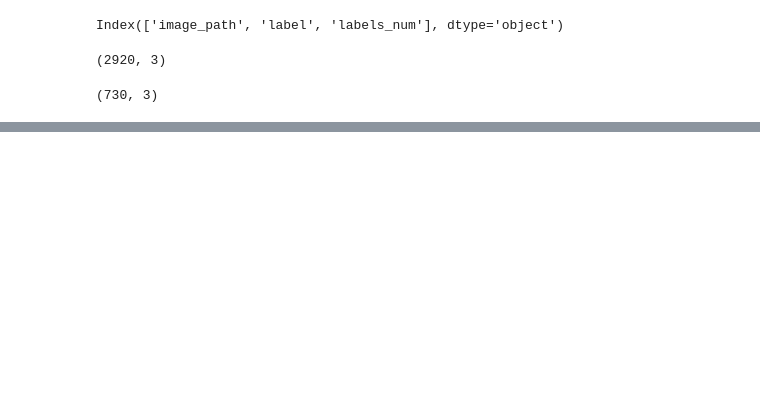
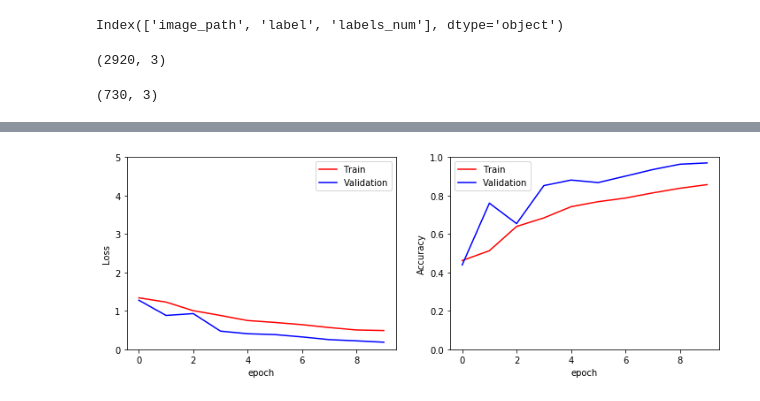
Before and after one commit to HaiderSS/ML-Assignment-2, a Jupyter notebook: Assigment 2.ipynb, the cells around one changed output, grey strips where cells are left out. Drawn from its saved outputs; the diff is of its cells as text; code cells hidden in the pictures; blank space fills up the shorter version.

```diff
--- a/Assigment 2.ipynb
+++ b/Assigment 2.ipynb
@@ -140,3 +81,6 @@ Found 730 validated image filenames belonging to 5 classes.
+# %%
+N_train_images = trainData.shape[0]
+N_val_images = validateData.shape[0]
 # %%
 def calculate_losses(model_in, data_generator_in, N_images, batch_size_):
     loss_hold = []
@@ -187,0 +180,32 @@ def train_model(model_, num_epoch=50, verbose=False):
+# %%
+from tensorflow.keras.models import Sequential
+from tensorflow.keras.layers import Conv2D, MaxPooling2D
+from tensorflow.keras.layers import Activation, Dropout, Flatten, Dense
+from tensorflow.keras.metrics import categorical_accuracy
+
+model_cnn = Sequential()
+model_cnn.add(Conv2D(32, (3, 3),kernel_regularizer=regularizers.l2(0.001), input_shape=(28, 28, 3)))
+model_cnn.add(Activation('relu'))
+model_cnn.add(MaxPooling2D(pool_size=(2, 2)))
+
+model_cnn.add(Conv2D(32, (3, 3),kernel_regularizer=regularizers.l2(0.001)))
+model_cnn.add(Activation('relu'))
+# model_cnn.add(MaxPooling2D(pool_size=(2, 2)))
+
+model_cnn.add(Conv2D(64, (3, 3)))
+model_cnn.add(Activation('relu'))
+model_cnn.add(MaxPooling2D(pool_size=(2, 2)))
+
+model_cnn.add(Flatten())  # this converts our 3D feature maps to 1D feature vectors
+model_cnn.add(Dense(64))
+model_cnn.add(Activation('relu'))
+model_cnn.add(Dropout(0.5))
+model_cnn.add(Dense(5))
+model_cnn.add(Activation('softmax'))
+
+sgd = optimizers.SGD(lr=0.01, decay=1e-6, momentum=0.9, nesterov=True)
+model_cnn.compile(loss='categorical_crossentropy',
+              optimizer=sgd,
+              metrics=[categorical_accuracy])
+
+model_cnn.summary()
@@ -187,0 +230,2 @@ def train_model(model_, num_epoch=50, verbose=False):
+# %%
+res = train_model(model_cnn, num_epoch=10, verbose=True)
@@ -187,0 +254,4 @@ def train_model(model_, num_epoch=50, verbose=False):
+# %%
+plot_results(res)
+# %% [output]
+[figure, added]
```
Also changed, not shown: parts of 7 cells of this notebook.
